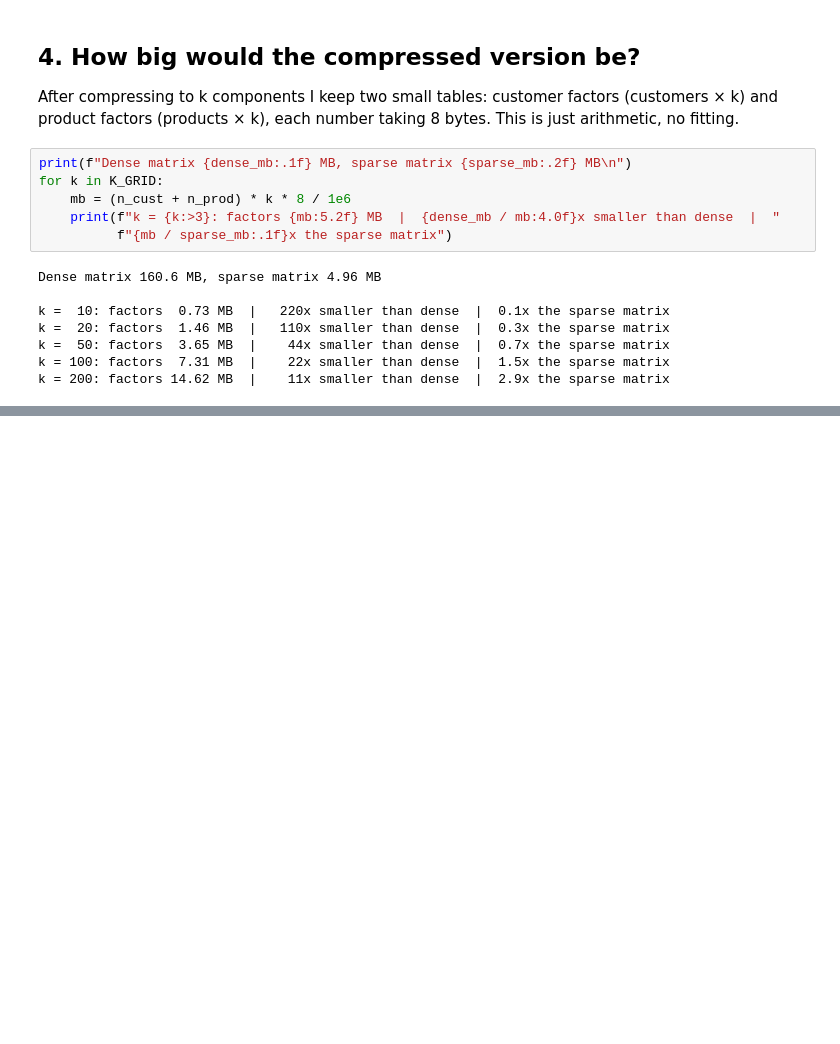
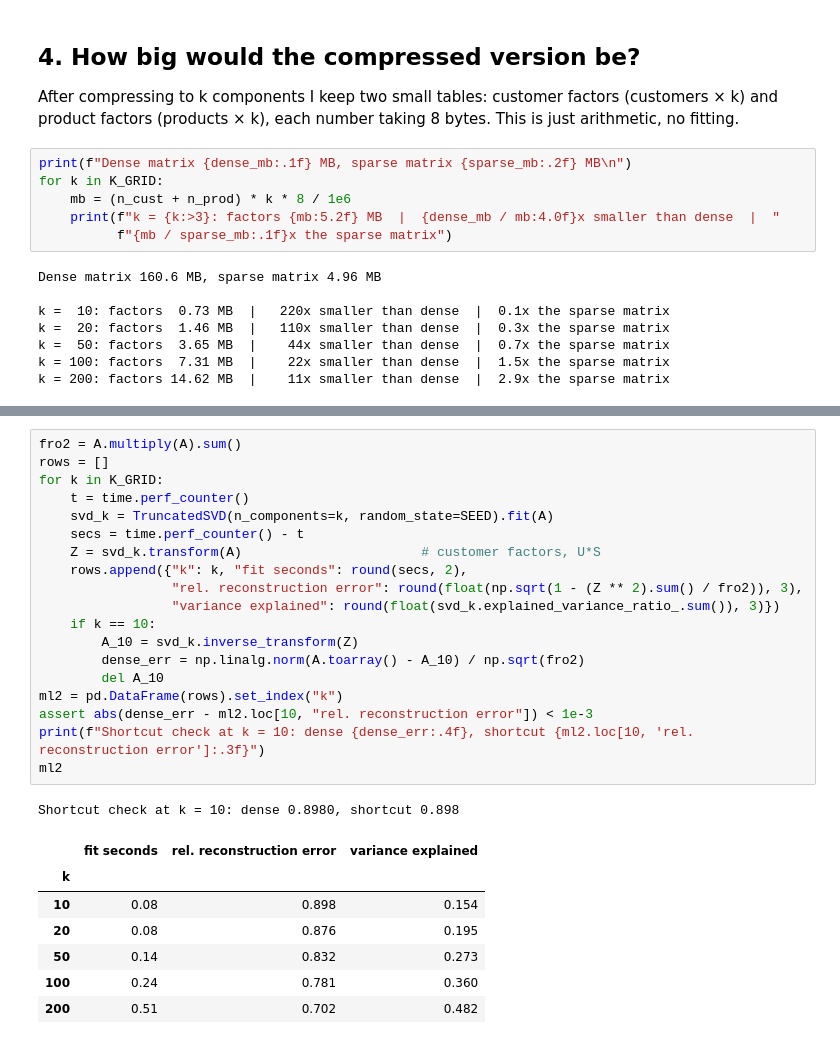
Before and after one commit to AchintyaShah25/MiniProj_Linear_Algebra, a Jupyter notebook: ML_Engineer.ipynb, the cells around one changed output, grey strips where cells are left out. Drawn from its saved outputs; the diff is of its cells as text; blank space fills up the shorter version.

```diff
--- a/ML_Engineer.ipynb
+++ b/ML_Engineer.ipynb
@@ -133,0 +193,28 @@ Fit `TruncatedSVD` for each k in `K_GRID` and plot reconstruction error against
+# %%
+fro2 = A.multiply(A).sum()
+rows = []
+for k in K_GRID:
+    t = time.perf_counter()
+    svd_k = TruncatedSVD(n_components=k, random_state=SEED).fit(A)
+    secs = time.perf_counter() - t
+    Z = svd_k.transform(A)                       # customer factors, U*S
+    rows.append({"k": k, "fit seconds": round(secs, 2),
+                 "rel. reconstruction error": round(float(np.sqrt(1 - (Z ** 2).sum() / fro2)), 3),
+                 "variance explained": round(float(svd_k.explained_variance_ratio_.sum()), 3)})
+    if k == 10:
+        A_10 = svd_k.inverse_transform(Z)
+        dense_err = np.linalg.norm(A.toarray() - A_10) / np.sqrt(fro2)
+        del A_10
+ml2 = pd.DataFrame(rows).set_index("k")
+assert abs(dense_err - ml2.loc[10, "rel. reconstruction error"]) < 1e-3
+print(f"Shortcut check at k = 10: dense {dense_err:.4f}, shortcut {ml2.loc[10, 'rel. reconstruction error']:.3f}")
+ml2
+# %% [output]
+Shortcut check at k = 10: dense 0.8980, shortcut 0.898
+|  | fit seconds | rel. reconstruction error | variance explained |
+| k |  |  |  |
+| 10 | 0.08 | 0.898 | 0.154 |
+| 20 | 0.08 | 0.876 | 0.195 |
+| 50 | 0.14 | 0.832 | 0.273 |
+| 100 | 0.24 | 0.781 | 0.360 |
+| 200 | 0.51 | 0.702 | 0.482 |
```
Also changed, not shown: parts of 35 cells of this notebook, 8 other files.
